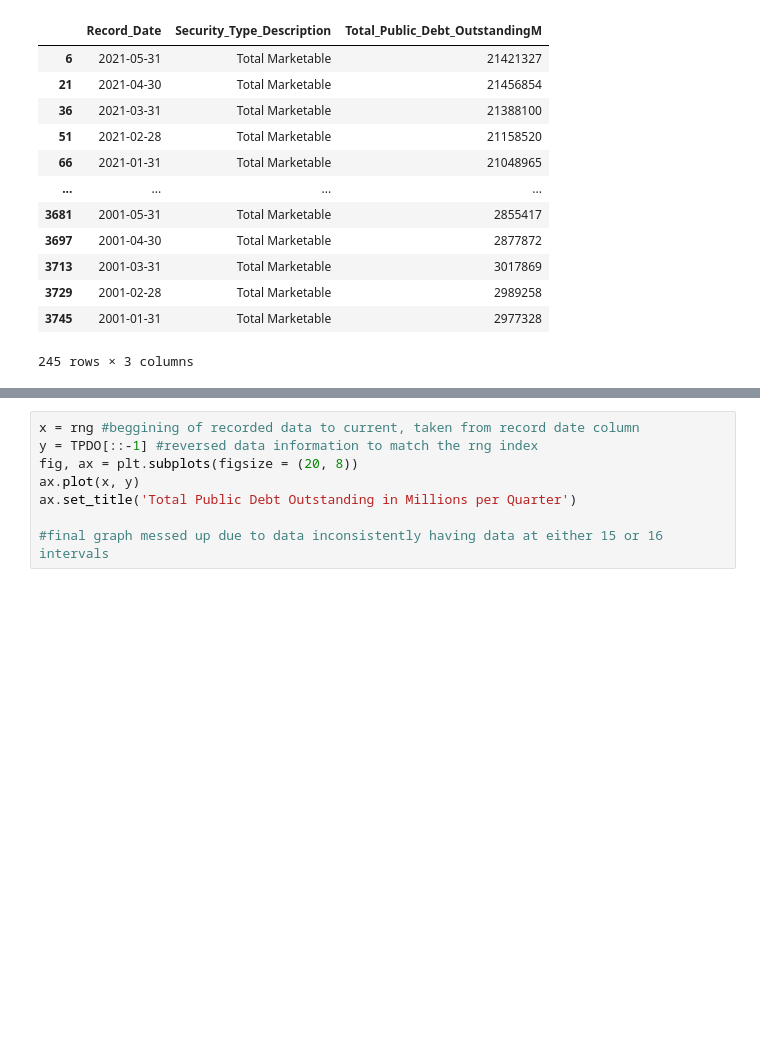
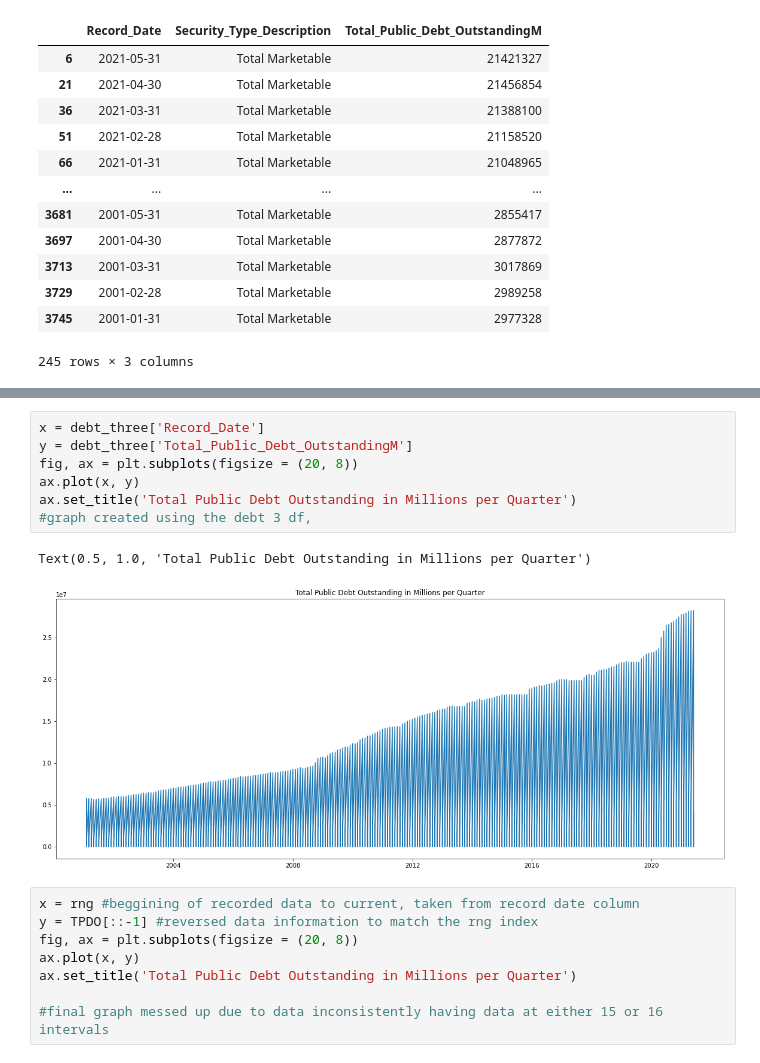
Before and after one commit to kierangraham-au/Data-Project-US-Debt, a Jupyter notebook: usdebt.ipynb, the cells around one changed output, grey strips where cells are left out. Saved outputs shown, nothing was run; the diff lists cells and outputs as text; blank space fills up the shorter version.

```diff
--- a/usdebt.ipynb
+++ b/usdebt.ipynb
@@ -288,3 +302,13 @@ select_marketable
+# %%
+x = debt_three['Record_Date']
+y = debt_three['Total_Public_Debt_OutstandingM']
+fig, ax = plt.subplots(figsize = (20, 8))
+ax.plot(x, y)
+ax.set_title('Total Public Debt Outstanding in Millions per Quarter')
+#graph created using the debt 3 df,
+# %% [output]
+Text(0.5, 1.0, 'Total Public Debt Outstanding in Millions per Quarter')
+[figure, added]
 # %%
 x = rng #beggining of recorded data to current, taken from record date column
 y = TPDO[::-1] #reversed data information to match the rng index
```
Also changed, not shown: parts of 2 cells of this notebook.
